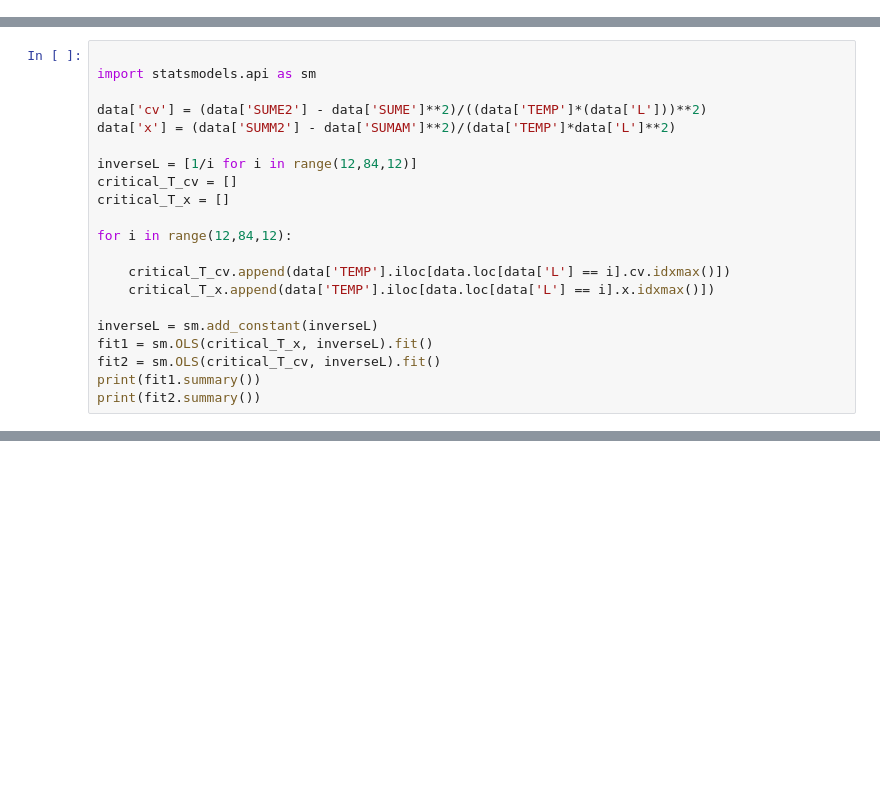
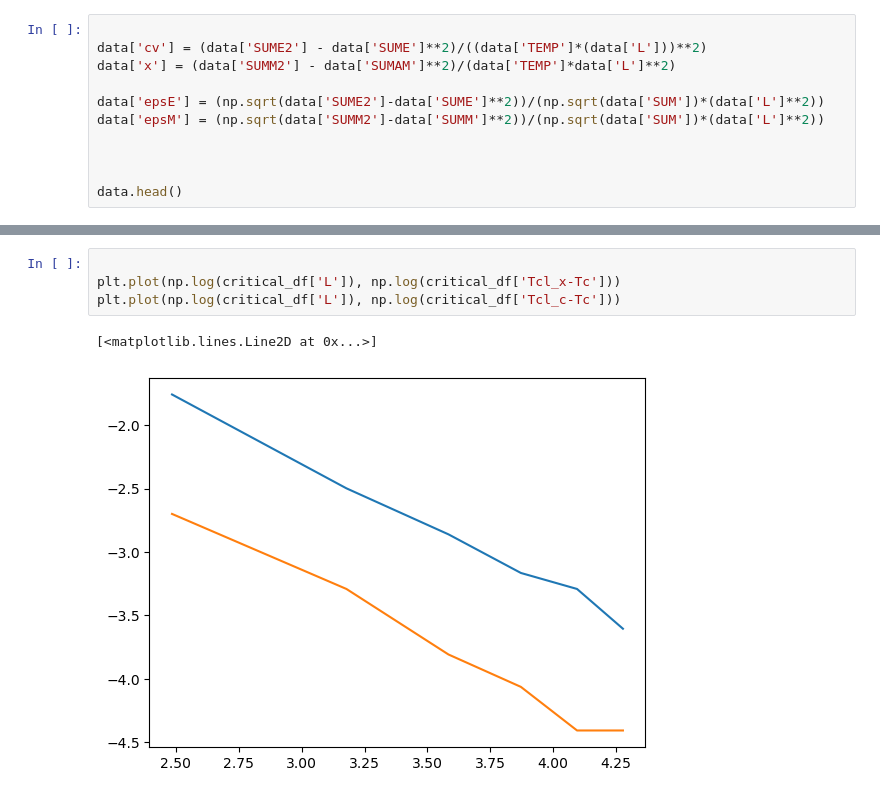
Before and after one commit to pau-torrente/FCTF_tardor_2022, a Jupyter notebook: final/data_processing_nb.ipynb, the cells around one changed output, grey strips where cells are left out. Saved outputs shown, nothing was run; the diff lists cells and outputs as text; blank space fills up the shorter version.

Commit message:
finished all the plots

```diff
--- a/final/data_processing_nb.ipynb
+++ b/final/data_processing_nb.ipynb
@@ -57,0 +58,11 @@ data.head()
+# %%
+
+data['cv'] = (data['SUME2'] - data['SUME']**2)/((data['TEMP']*(data['L']))**2)
+data['x'] = (data['SUMM2'] - data['SUMAM']**2)/(data['TEMP']*data['L']**2)
+
+data['epsE'] = (np.sqrt(data['SUME2']-data['SUME']**2))/(np.sqrt(data['SUM'])*(data['L']**2))
+data['epsM'] = (np.sqrt(data['SUMM2']-data['SUMM']**2))/(np.sqrt(data['SUM'])*(data['L']**2))
+
+
+
+data.head()
@@ -62,21 +79,0 @@ data.shape
-# %%
-
-import statsmodels.api as sm
-
-data['cv'] = (data['SUME2'] - data['SUME']**2)/((data['TEMP']*(data['L']))**2)
-data['x'] = (data['SUMM2'] - data['SUMAM']**2)/(data['TEMP']*data['L']**2)
-
-inverseL = [1/i for i in range(12,84,12)]
-critical_T_cv = []
-critical_T_x = []
-
-for i in range(12,84,12):
-
-    critical_T_cv.append(data['TEMP'].iloc[data.loc[data['L'] == i].cv.idxmax()])
-    critical_T_x.append(data['TEMP'].iloc[data.loc[data['L'] == i].x.idxmax()])
-
-inverseL = sm.add_constant(inverseL)
-fit1 = sm.OLS(critical_T_x, inverseL).fit()
-fit2 = sm.OLS(critical_T_cv, inverseL).fit()
-print(fit1.summary())
-print(fit2.summary())
@@ -140,0 +170,7 @@ critical_df
+# %%
+
+plt.plot(np.log(critical_df['L']), np.log(critical_df['Tcl_x-Tc']))
+plt.plot(np.log(critical_df['L']), np.log(critical_df['Tcl_c-Tc']))
+# %% [output]
+[<matplotlib.lines.Line2D at 0x...>]
+[figure, added]
```
Also changed, not shown: parts of 16 cells of this notebook, 15 other files.
